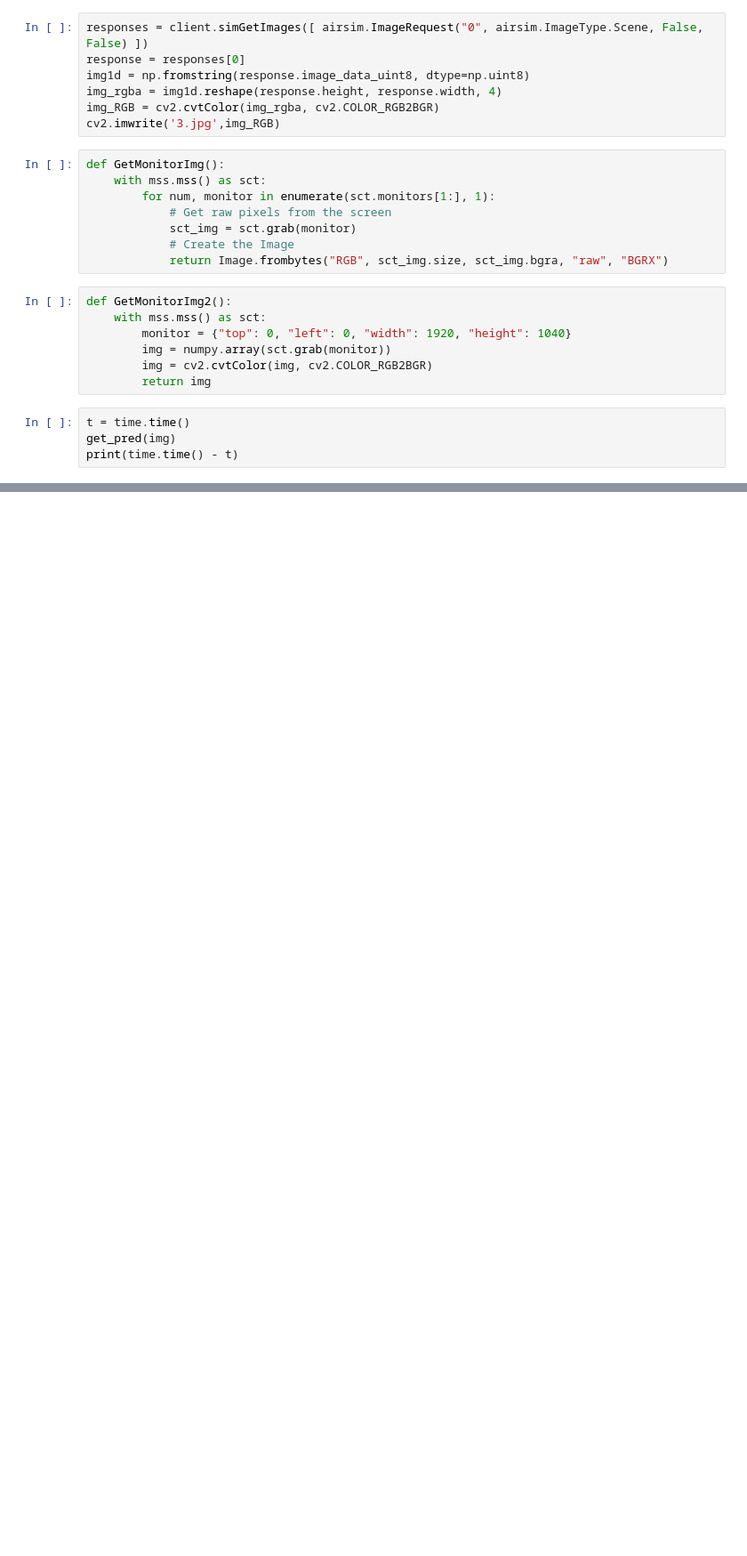
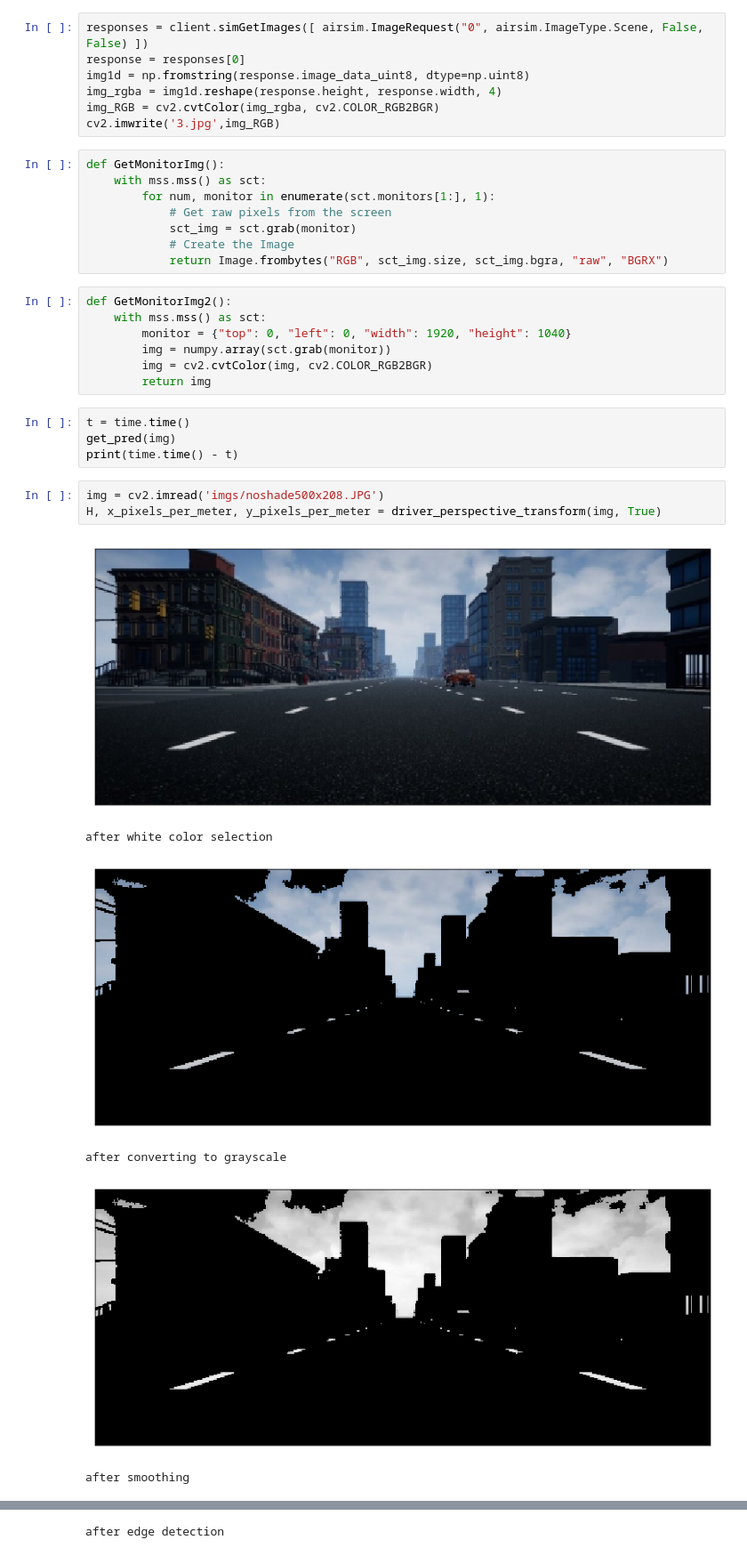
Before and after one commit to hesham-akmal/Brain-ADAS, a Jupyter notebook: CarDetection/YOLO and Distance/DriverBADAS.ipynb, the cells around one changed output, grey strips where cells are left out. Shown at 89% size. Cells and saved outputs as stored; diff of their text form; blank space fills up the shorter version.

```diff
--- a/CarDetection/YOLO and Distance/DriverBADAS.ipynb
+++ b/CarDetection/YOLO and Distance/DriverBADAS.ipynb
@@ -796,3 +886,13 @@ def GetMonitorImg2():
 t = time.time()
 get_pred(img)
 print(time.time() - t)
+# %%
+img = cv2.imread('imgs/noshade500x208.JPG')
+H, x_pixels_per_meter, y_pixels_per_meter = driver_perspective_transform(img, True)
+# %% [output]
+[figure, added]
+after white color selection
+[figure, added]
+after converting to grayscale
+[figure, added]
+after smoothing
@@ -798,0 +900 @@ print(time.time() - t)
+after edge detection
```
Also changed, not shown: parts of 9 cells of this notebook.
